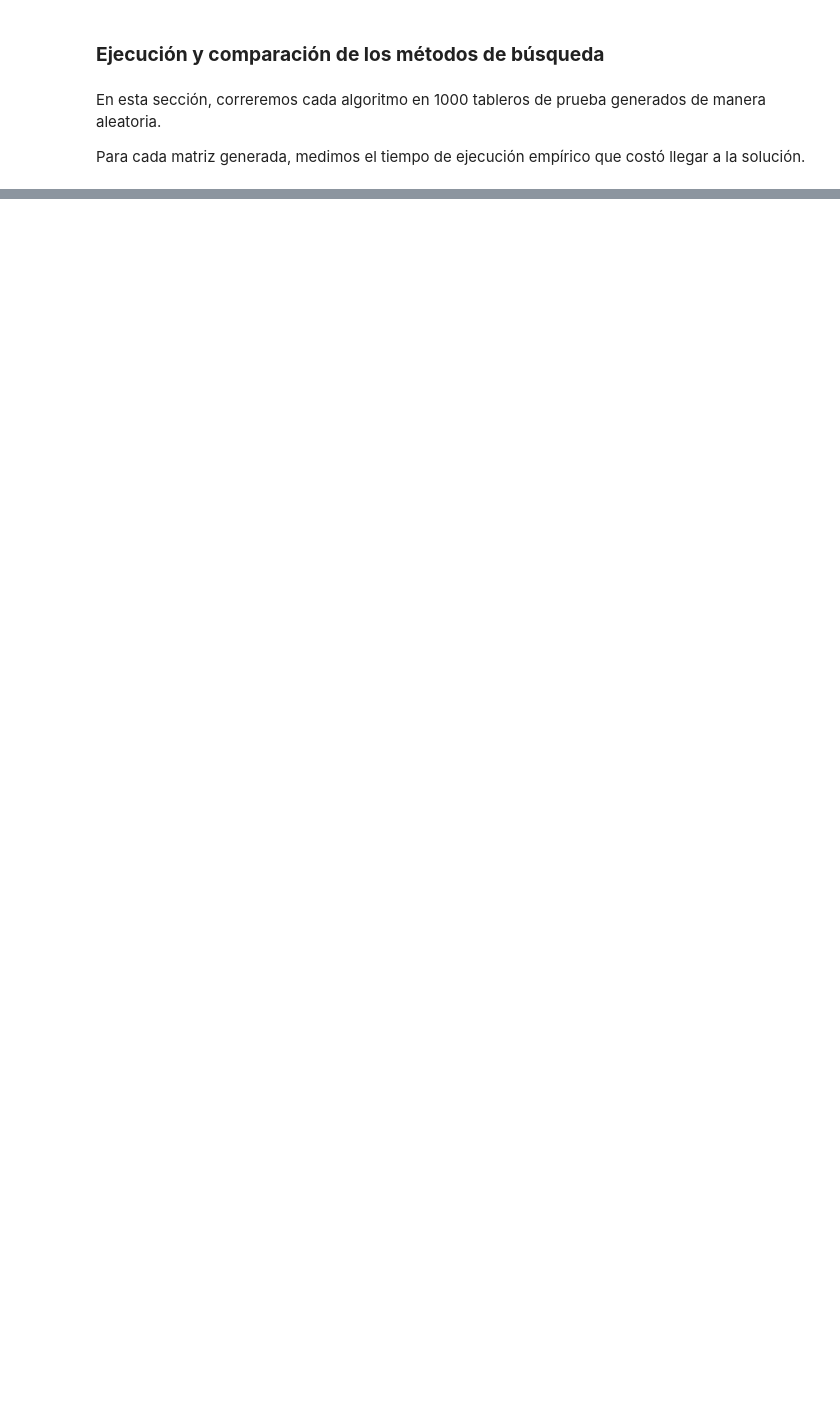
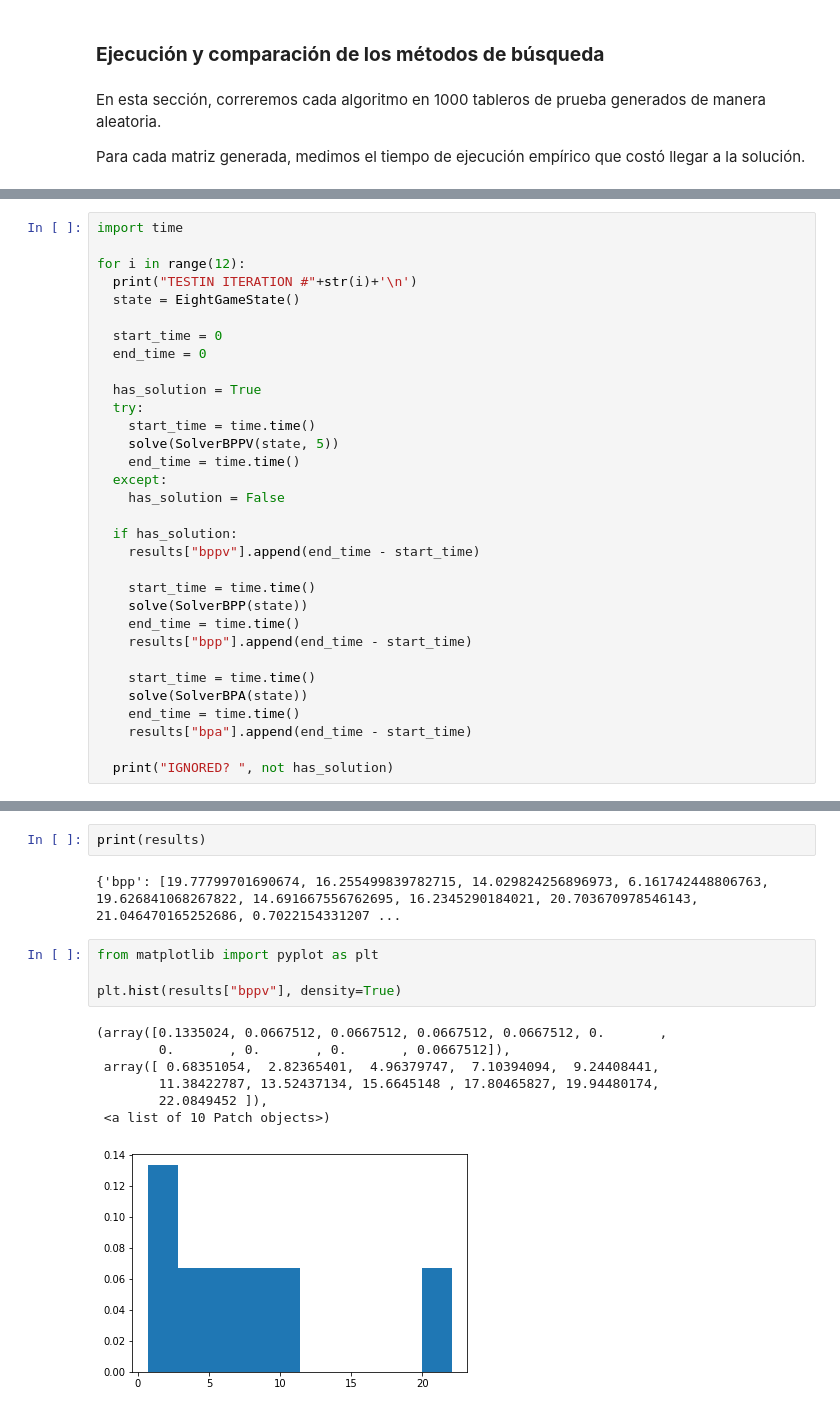
Before and after one commit to matiapa/itba-sia, a Jupyter notebook: TPE1.ipynb, the cells around one changed output, grey strips where cells are left out. Saved outputs shown, nothing was run; the diff lists cells and outputs as text; blank space fills up the shorter version.

```diff
--- a/TPE1.ipynb
+++ b/TPE1.ipynb
@@ -524,0 +518,32 @@ print("SOLVED: ", state)
+# %%
+import time
+
+for i in range(12):
+  print("TESTIN ITERATION #"+str(i)+'\n')
+  state = EightGameState()
+
+  start_time = 0
+  end_time = 0
+
+  has_solution = True
+  try:
+    start_time = time.time()
+    solve(SolverBPPV(state, 5))
+    end_time = time.time()
+  except:
+    has_solution = False
+
+  if has_solution:
+    results["bppv"].append(end_time - start_time)
+
+    start_time = time.time()
+    solve(SolverBPP(state))
+    end_time = time.time()
+    results["bpp"].append(end_time - start_time)
+
+    start_time = time.time()
+    solve(SolverBPA(state))
+    end_time = time.time()
+    results["bpa"].append(end_time - start_time)
+
+  print("IGNORED? ", not has_solution)
@@ -524,0 +568,16 @@ print("SOLVED: ", state)
+# %%
+print(results)
+# %% [output]
+{'bpp': [19.77799701690674, 16.255499839782715, 14.029824256896973, 6.161742448806763, 19.626841068267822, 14.691667556762695, 16.2345290184021, 20.703670978546143, 21.046470165252686, 0.7022154331207 ...
+# %%
+from matplotlib import pyplot as plt
+
+plt.hist(results["bppv"], density=True)
+# %% [output]
+(array([0.1335024, 0.0667512, 0.0667512, 0.0667512, 0.0667512, 0.       ,
+        0.       , 0.       , 0.       , 0.0667512]),
+ array([ 0.68351054,  2.82365401,  4.96379747,  7.10394094,  9.24408441,
+        11.38422787, 13.52437134, 15.6645148 , 17.80465827, 19.94480174,
+        22.0849452 ]),
+ <a list of 10 Patch objects>)
+[figure, added]
```
Also changed, not shown: parts of 6 cells of this notebook.
